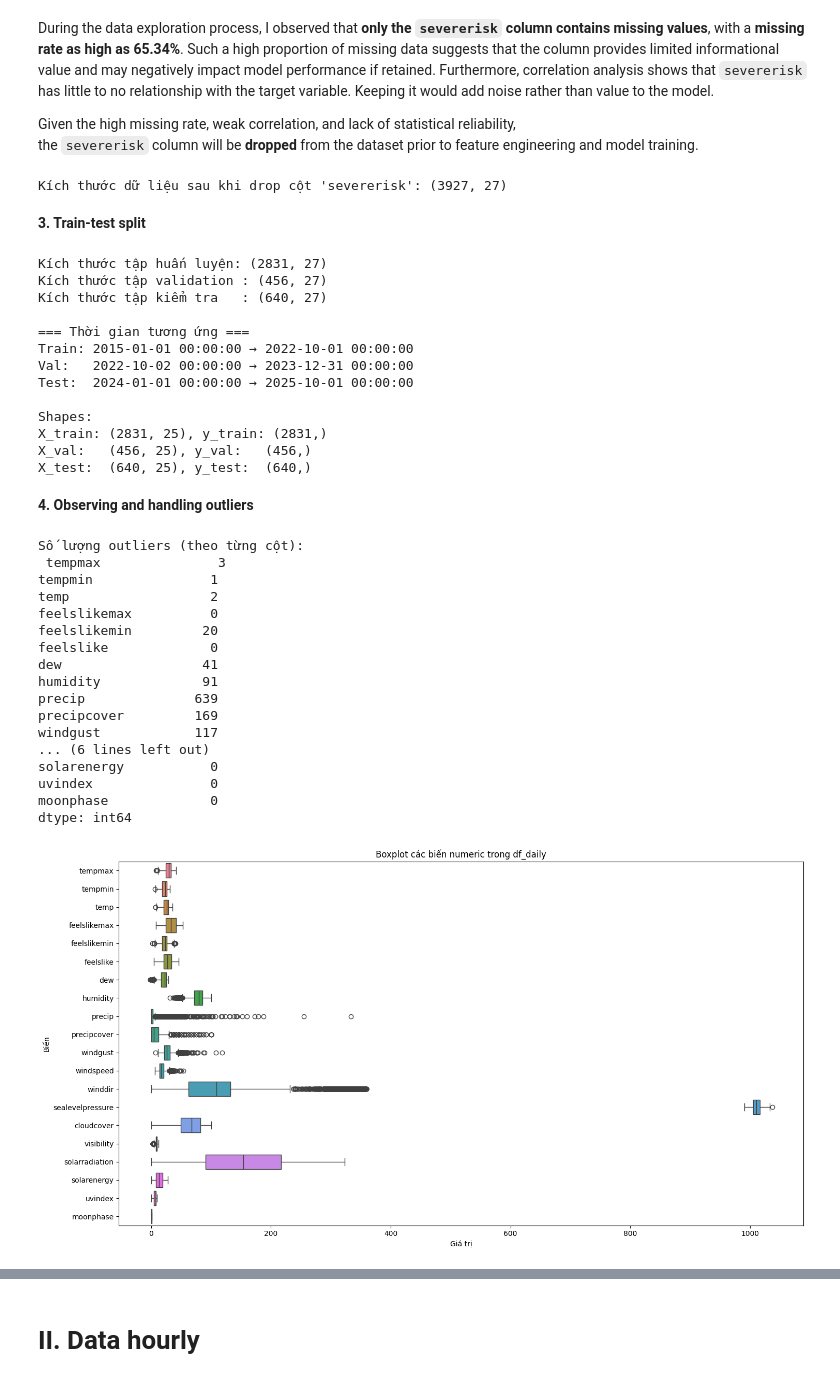
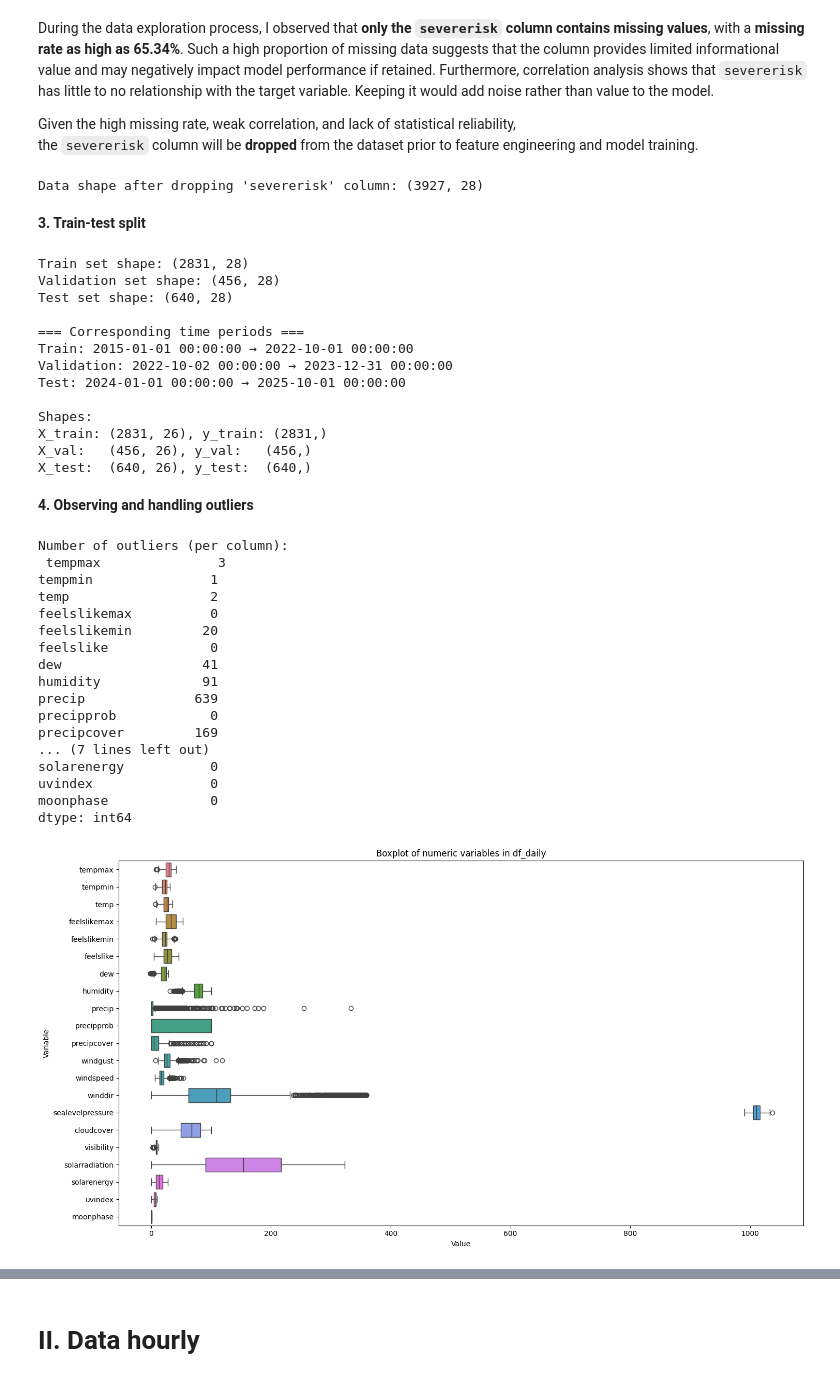
Before and after one commit to tungvoi38/Machine_Learning_Group_3, a Jupyter notebook: temperature_prediction_Hanoi/notebooks/02-data_processing.ipynb, the cells around one changed output, grey strips where cells are left out. Saved outputs shown, nothing was run; the diff lists cells and outputs as text; code cells hidden in the pictures.

```diff
--- a/temperature_prediction_Hanoi/notebooks/02-data_processing.ipynb
+++ b/temperature_prediction_Hanoi/notebooks/02-data_processing.ipynb
@@ -43,5 +45,5 @@ This structure is applied consistently to both the daily and hourly datasets.
 **1. Overview of Data after Data Understanding**
 # %%
 # Load the dataset
-df_daily = pd.read_excel(r'/Users/user/Desktop/data_daily_after_basic_understand.xlsx')
+df_daily = pd.read_excel(r'../data/processed/data_daily_after_basic_understand.xlsx')
 # %%
@@ -87,12 +89,13 @@ During the data exploration process, I observed that **only the `severerisk` col
 Given the high missing rate, weak correlation, and lack of statistical reliability,
 the `severerisk` column will be **dropped** from the dataset prior to feature engineering and model training.
 # %%
-# Loại bỏ cột severisk
+# Drop the 'severerisk' column
 df_daily = df_daily.drop(columns=['severerisk'])
-# Kiểm tra lại kết quả
-print("Kích thước dữ liệu sau khi drop cột 'severerisk':", df_daily.shape)
+
+# Check the result
+print("Data shape after dropping 'severerisk' column:", df_daily.shape)
 # %% [output]
-Kích thước dữ liệu sau khi drop cột 'severerisk': (3927, 27)
+Data shape after dropping 'severerisk' column: (3927, 28)
 # %% [markdown]
 **3. Train-test split**
 # %%
@@ -100,27 +103,25 @@ n = len(df_daily)
 train_end = int(n * 0.721)
 val_end = int(n * 0.8371)   # 70% + 15% = 85%
 
-# 1. Tập train: 0 → 70%
+# 1. Train set: 0 → 70%
 train_data = df_daily.iloc[:train_end]
 
-# 2. Tập val: 70% → 85%
+# 2. Validation set: 70% → 85%
 val_data = df_daily.iloc[train_end:val_end]
 
-# 3. Tập test: 85% → 100%
+# 3. Test set: 85% → 100%
 test_data = df_daily.iloc[val_end:]
 
-print("Kích thước tập huấn luyện:", train_data.shape)
-print("Kích thước tập validation :", val_data.shape)
-print("Kích thước tập kiểm tra   :", test_data.shape)
+print("Train set shape:", train_data.shape)
+print("Validation set shape:", val_data.shape)
+print("Test set shape:", test_data.shape)
 
-print("\n=== Thời gian tương ứng ===")
+print("\n=== Corresponding time periods ===")
 print(f"Train: {train_data['datetime'].min()} → {train_data['datetime'].max()}")
-print(f"Val:   {val_data['datetime'].min()} → {val_data['datetime'].max()}")
-print(f"Test:  {test_data['datetime'].min()} → {test_data['datetime'].max()}")
+print(f"Validation: {val_data['datetime'].min()} → {val_data['datetime'].max()}")
+print(f"Test: {test_data['datetime'].min()} → {test_data['datetime'].max()}")
 
-# ==========================================
-# tách X, y
-# ==========================================
+# Split into X and y
 feature_cols = df_daily.columns.drop(['temp', 'datetime'])
 
 X_train = train_data[feature_cols]
@@ -137,35 +138,39 @@ print(f"X_train: {X_train.shape}, y_train: {y_train.shape}")
 print(f"X_val:   {X_val.shape}, y_val:   {y_val.shape}")
 print(f"X_test:  {X_test.shape}, y_test:  {y_test.shape}")
 # %% [output]
-Kích thước tập huấn luyện: (2831, 27)
-Kích thước tập validation : (456, 27)
-Kích thước tập kiểm tra   : (640, 27)
+Train set shape: (2831, 28)
+Validation set shape: (456, 28)
+Test set shape: (640, 28)
 
-=== Thời gian tương ứng ===
+=== Corresponding time periods ===
 Train: 2015-01-01 00:00:00 → 2022-10-01 00:00:00
-Val:   2022-10-02 00:00:00 → 2023-12-31 00:00:00
-Test:  2024-01-01 00:00:00 → 2025-10-01 00:00:00
+Validation: 2022-10-02 00:00:00 → 2023-12-31 00:00:00
+Test: 2024-01-01 00:00:00 → 2025-10-01 00:00:00
 
 Shapes:
-X_train: (2831, 25), y_train: (2831,)
-X_val:   (456, 25), y_val:   (456,)
-X_test:  (640, 25), y_test:  (640,)
+X_train: (2831, 26), y_train: (2831,)
+X_val:   (456, 26), y_val:   (456,)
+X_test:  (640, 26), y_test:  (640,)
 # %% [markdown]
 **4. Observing and handling outliers**
 # %%
-# # Phát hiện outliers bằng phương pháp IQR
+# Identify numeric columns
 numeric_cols_d = df_daily.select_dtypes(include=[np.number]).columns
 
+# Compute Q1 and Q3 for each numeric column
 Q1_d = df_daily[numeric_cols_d].quantile(0.25)
 Q3_d = df_daily[numeric_cols_d].quantile(0.75)
+
+# Compute IQR
 IQR_d = Q3_d - Q1_d
 
+# Detect outliers using the IQR rule: values < Q1 - 1.5*IQR or > Q3 + 1.5*IQR
 outliers_d = ((df_daily[numeric_cols_d] < (Q1_d - 1.5 * IQR_d)) |
               (df_daily[numeric_cols_d] > (Q3_d + 1.5 * IQR_d))).sum()
 
-print("Số lượng outliers (theo từng cột):\n", outliers_d)
+print("Number of outliers (per column):\n", outliers_d)
 # %% [output]
-Số lượng outliers (theo từng cột):
+Number of outliers (per column):
  tempmax               3
 tempmin               1
 temp                  2
@@ -175,9 +180,9 @@ feelslike             0
 dew                  41
 humidity             91
 precip              639
+precipprob            0
 precipcover         169
-windgust            117
-... (6 lines left out)
+... (7 lines left out)
 solarenergy           0
 uvindex               0
 moonphase             0
@@ -185,14 +190,14 @@ dtype: int64
 # %%
 numeric_cols_d = df_daily.select_dtypes(include=['number']).columns
 
-# Vẽ boxplot
+# Draw boxplot
 plt.figure(figsize=(15, 8))
 sns.boxplot(data=df_daily[numeric_cols_d], orient='h', showfliers=True)
-plt.title("Boxplot các biến numeric trong df_daily")
-plt.xlabel("Giá trị")
-plt.ylabel("Biến")
+plt.title("Boxplot of numeric variables in df_daily")
+plt.xlabel("Value")
+plt.ylabel("Variable")
 plt.tight_layout()
 plt.show()
 # %% [output]
-[figure, old version]
+[figure, new version]
 # %%
```
Also changed, not shown: parts of 31 cells of this notebook.
